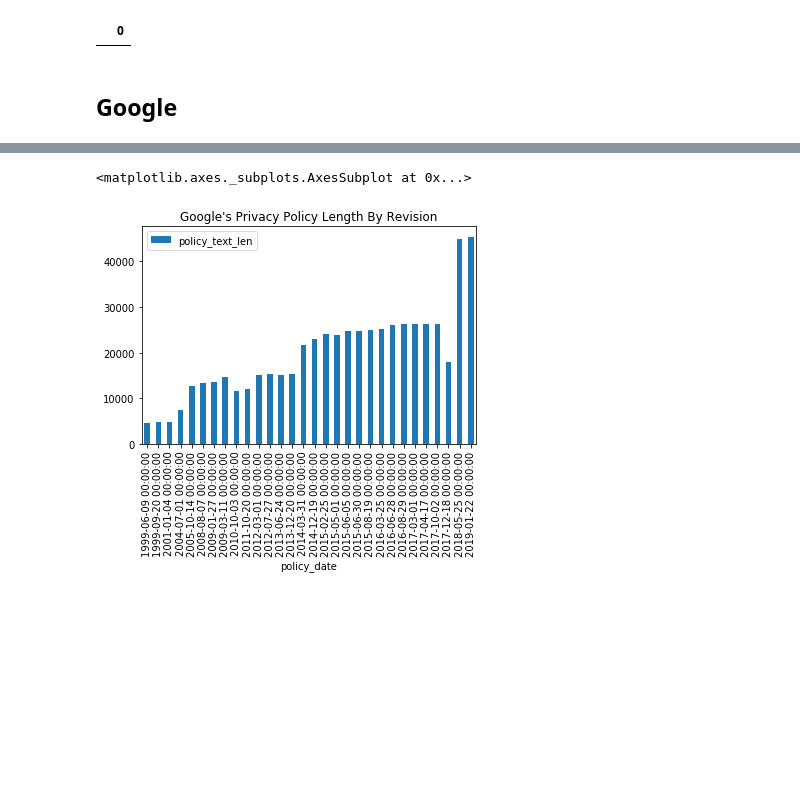
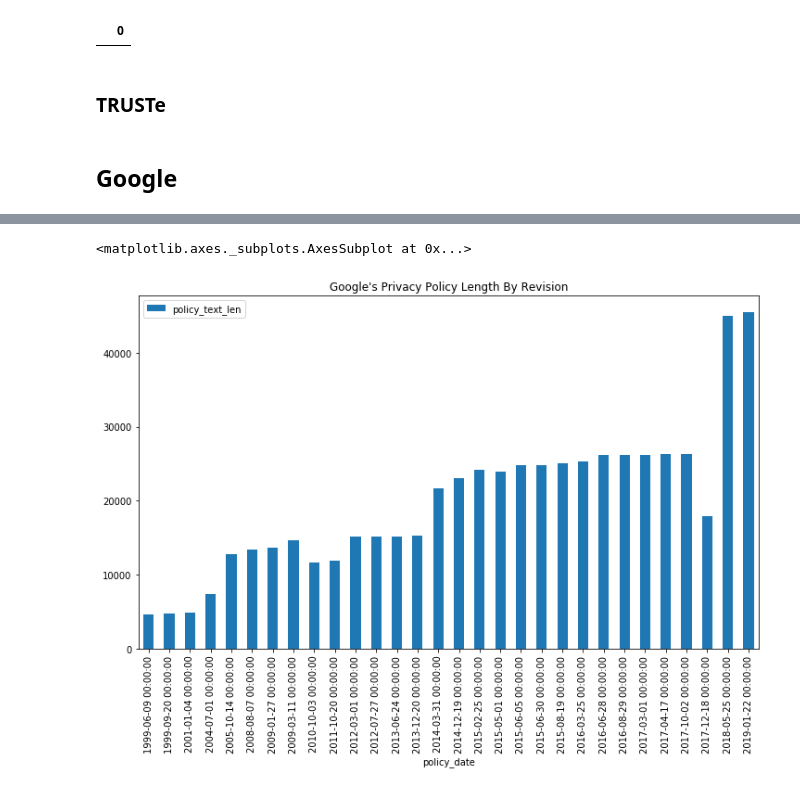
Before and after one commit to workmanjack/privacy-policies-through-time, a Jupyter notebook: notebooks/privacy-policies-through-time.ipynb, the cells around one changed output, grey strips where cells are left out. Saved outputs shown, nothing was run; the diff lists cells and outputs as text; code cells hidden in the pictures; blank space fills up the shorter version.

```diff
--- a/notebooks/privacy-policies-through-time.ipynb
+++ b/notebooks/privacy-policies-through-time.ipynb
@@ -551,6 +556,8 @@ ax = policy_heatmap(result, 'Reference of "Forgotten" in Privacy Policy')
 review_regex_matches(forgot, filter_col, forgot_re)
 # %% [output]
 |  | 0 |
+# %% [markdown]
+### TRUSTe
 # %% [markdown]
 ## Google
 # %%
@@ -568,7 +575,7 @@ google = google.apply(get_policy_text, axis=1)
 # %%
 google['policy_text_len'] = google.policy_text.str.len()
 # %%
-google[['policy_date', 'policy_text_len']].plot.bar('policy_date', title="Google's Privacy Policy Length By Revision")
+google[['policy_date', 'policy_text_len']].plot.bar('policy_date', title="Google's Privacy Policy Length By Revision", figsize=(12, 7))
 # %% [output]
 <matplotlib.axes._subplots.AxesSubplot at 0x...>
-[figure, old version]
+[figure, new version]
```
Also changed, not shown: parts of 6 cells of this notebook, 29 other files.
